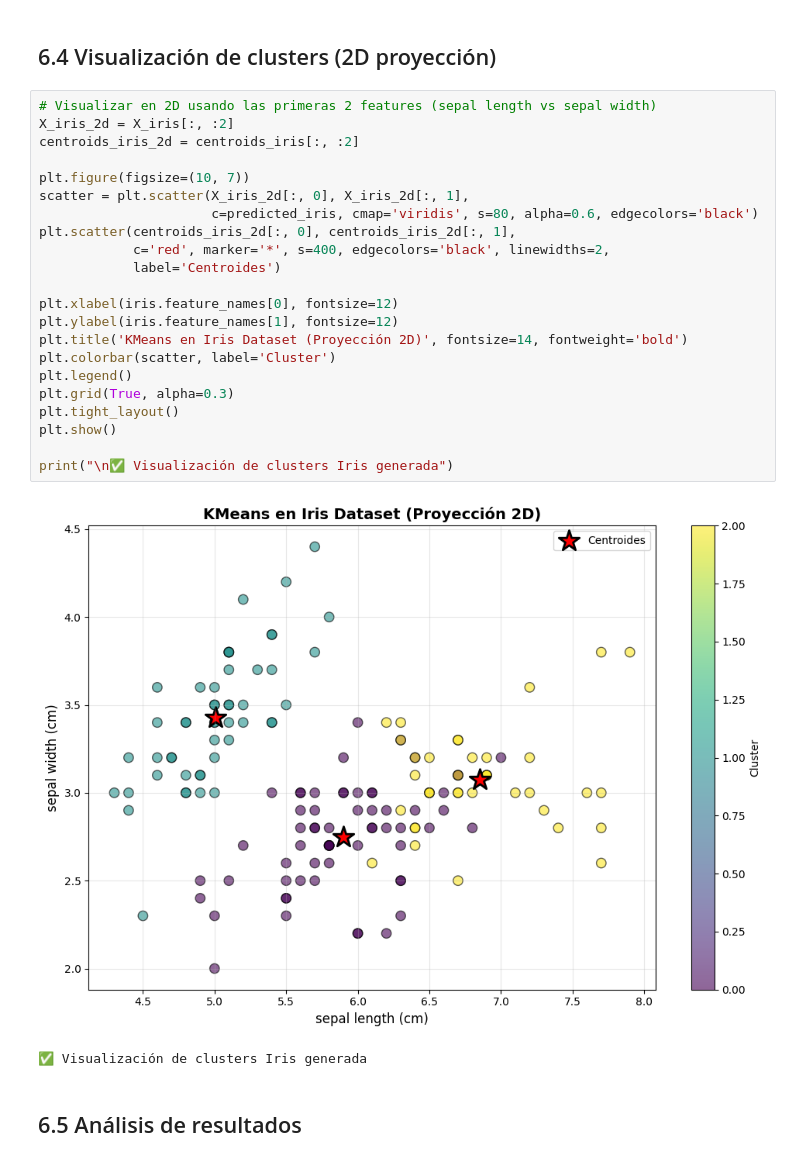
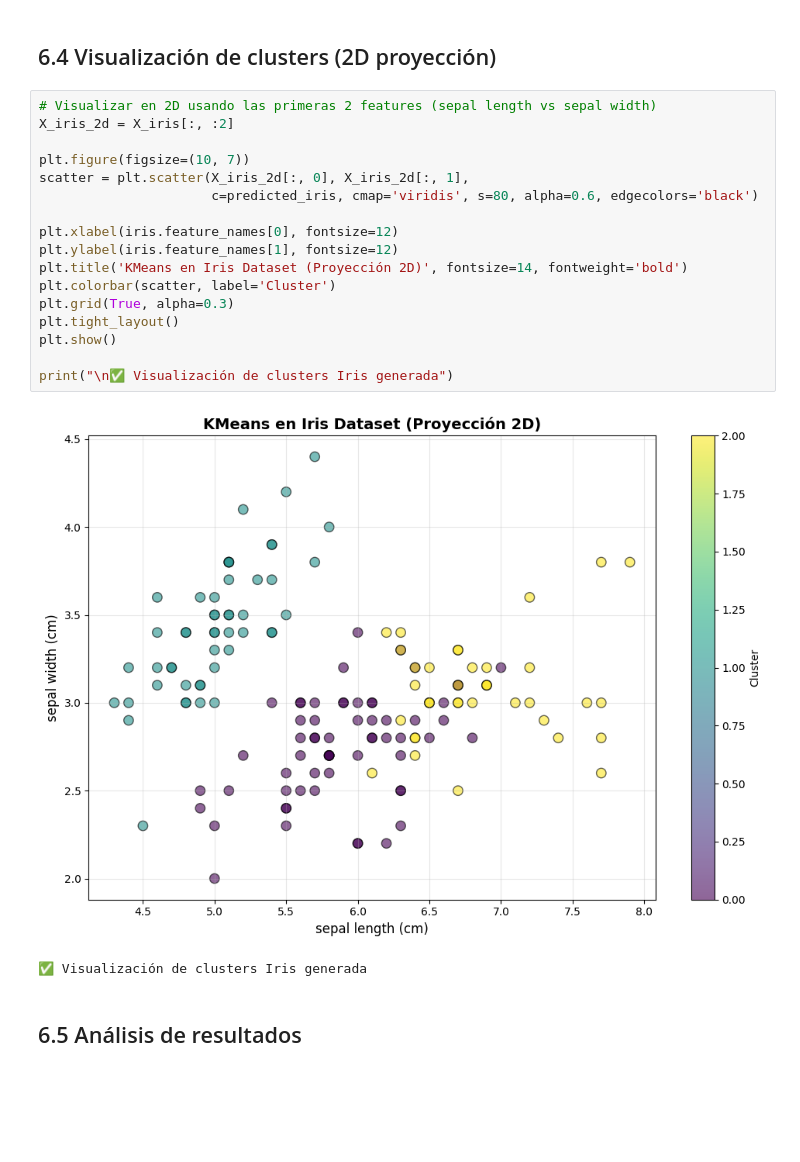
Before and after one commit to RCarrascoO/machine-learning-kalman-labs, a Jupyter notebook: notebooks/parte_b.ipynb, the cells around one changed output. Saved outputs shown, nothing was run; the diff lists cells and outputs as text; blank space fills up the shorter version.

```diff
--- a/notebooks/parte_b.ipynb
+++ b/notebooks/parte_b.ipynb
@@ -178,27 +178,22 @@ Centroides:
 # %%
 # Visualizar en 2D usando las primeras 2 features (sepal length vs sepal width)
 X_iris_2d = X_iris[:, :2]
-centroids_iris_2d = centroids_iris[:, :2]
 
 plt.figure(figsize=(10, 7))
 scatter = plt.scatter(X_iris_2d[:, 0], X_iris_2d[:, 1],
                       c=predicted_iris, cmap='viridis', s=80, alpha=0.6, edgecolors='black')
-plt.scatter(centroids_iris_2d[:, 0], centroids_iris_2d[:, 1],
-            c='red', marker='*', s=400, edgecolors='black', linewidths=2,
-            label='Centroides')
 
 plt.xlabel(iris.feature_names[0], fontsize=12)
 plt.ylabel(iris.feature_names[1], fontsize=12)
 plt.title('KMeans en Iris Dataset (Proyección 2D)', fontsize=14, fontweight='bold')
 plt.colorbar(scatter, label='Cluster')
-plt.legend()
 plt.grid(True, alpha=0.3)
 plt.tight_layout()
 plt.show()
 
 print("\n✅ Visualización de clusters Iris generada")
 # %% [output]
-[figure, old version]
+[figure, new version]
 ✅ Visualización de clusters Iris generada
 # %% [markdown]
 ## 6.5 Análisis de resultados
```
Also changed, not shown: parts of 2 cells of this notebook, 3 other files.
